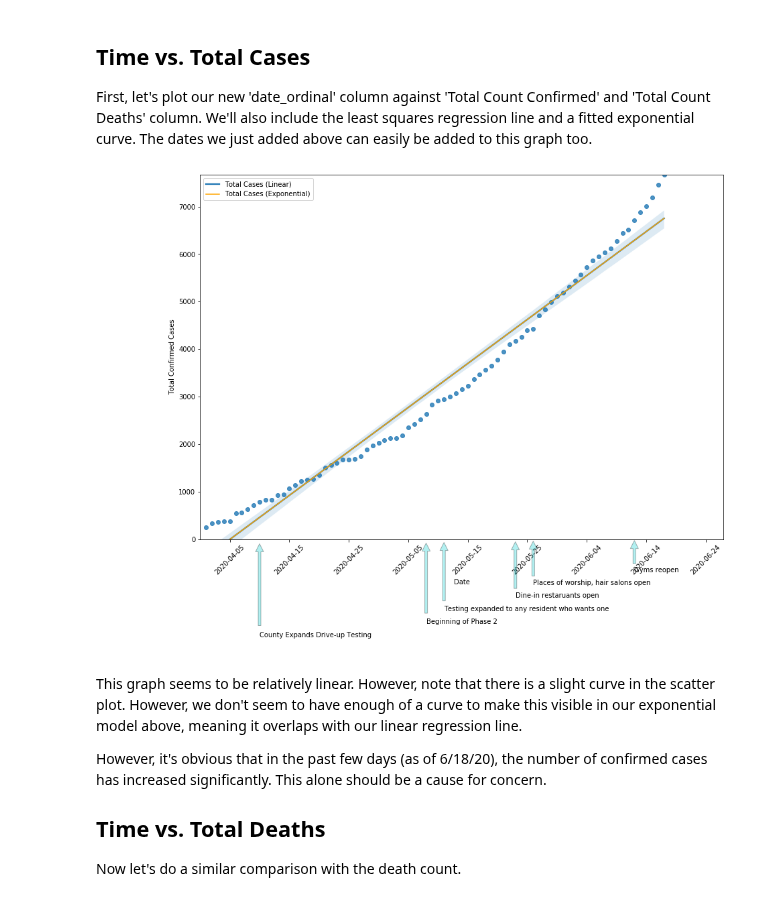
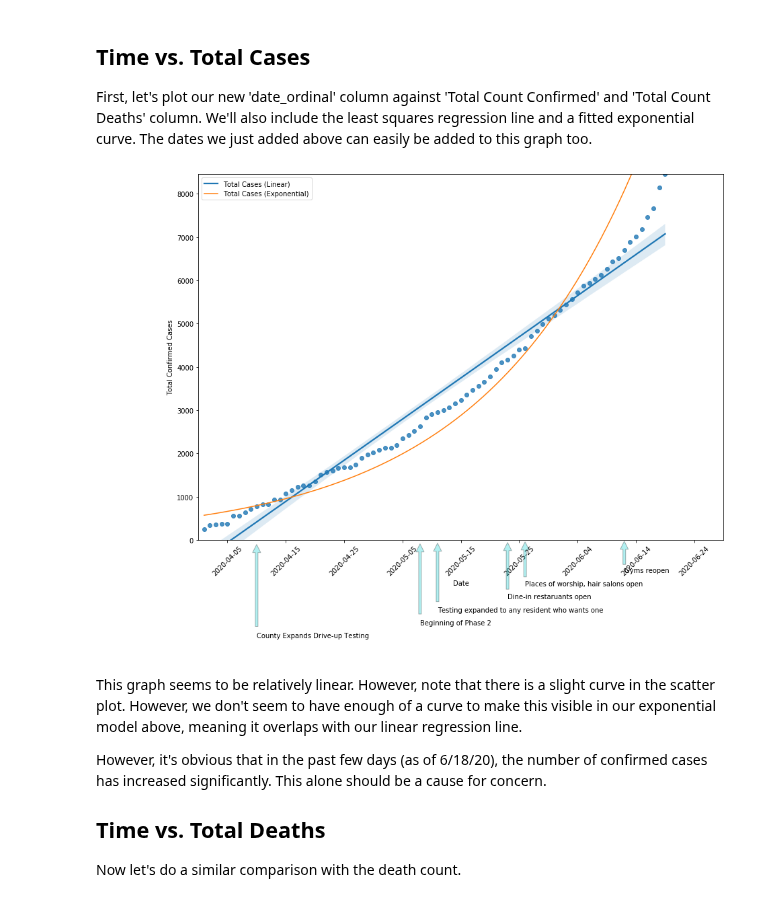
Before and after one commit to SarahEGood/covid19-SB, a Jupyter notebook: San_Bernardino_COVID-19_Data.ipynb, the cells around one changed output. Saved outputs shown, nothing was run; the diff lists cells and outputs as text; code cells hidden in the pictures.

Commit message:
refactor: Changed exp regression line to be calculated manually.

```diff
--- a/San_Bernardino_COVID-19_Data.ipynb
+++ b/San_Bernardino_COVID-19_Data.ipynb
@@ -110,38 +110,44 @@ First, let's plot our new 'date_ordinal' column against 'Total Count Confirmed'
 #Plot scatter plot for total case count
 x = df_sb['date_ordinal']
 y1 = df_sb['Total Count Confirmed']
 y2 = df_sb['Total Count Deaths']
 
 plt.figure(figsize=(14,10))
 ax = plt.subplot(1,1,1)
 
 # Plot scatter plot along with linear regression line
 sns.regplot(x='date_ordinal', y='Total Count Confirmed', data=df_sb)
 
 # Formatting axes
 ax.set_xlim(x.min() - 1, x.max() + 10)
 ax.set_ylim(0, y1.max() + 1)
 ax.set_xlabel('Date')
 
 labels = [dt.date.fromordinal(int(item)) for item in ax.get_xticks()]
 ax.set_xticklabels(labels)
 plt.xticks(rotation = 45)
 plt.ylabel("Total Confirmed Cases")
 
 # Exponential Curve
-def exponential_func(x, a, b, c):
-    return a*np.exp(-b*x)+c
+from sklearn.linear_model import LinearRegression
+x = np.array(df_sb['date_ordinal']).reshape(-1,1)
+Y = np.array(np.log(df_sb['Total Count Confirmed'])).reshape(-1,1)
 
-popt, pcov = curve_fit(exponential_func, x, y1, p0=(1, 1e-6, 1), maxfev=7000000)
-plt.plot(x, exponential_func(x, *popt), color='orange')
+reg = LinearRegression().fit(x,Y)
+
+slope = reg.coef_
+intercept = reg.intercept_
+
+plt.plot(x, np.exp(slope * x + intercept))
+
 plt.legend(['Total Cases (Linear)', 'Total Cases (Exponential)'])
 
 # Inserting Significant Date Labels
 add_sig_dates(df_sb, 'Total Count Confirmed')
 
 plt.show()
 # %% [output]
-[figure, old version]
+[figure, new version]
 # %% [markdown]
 This graph seems to be relatively linear. However, note that there is a slight curve in the scatter plot. However, we don't seem to have enough of a curve to make this visible in our exponential model above, meaning it overlaps with our linear regression line.
 
```
Also changed, not shown: parts of 7 cells of this notebook.
